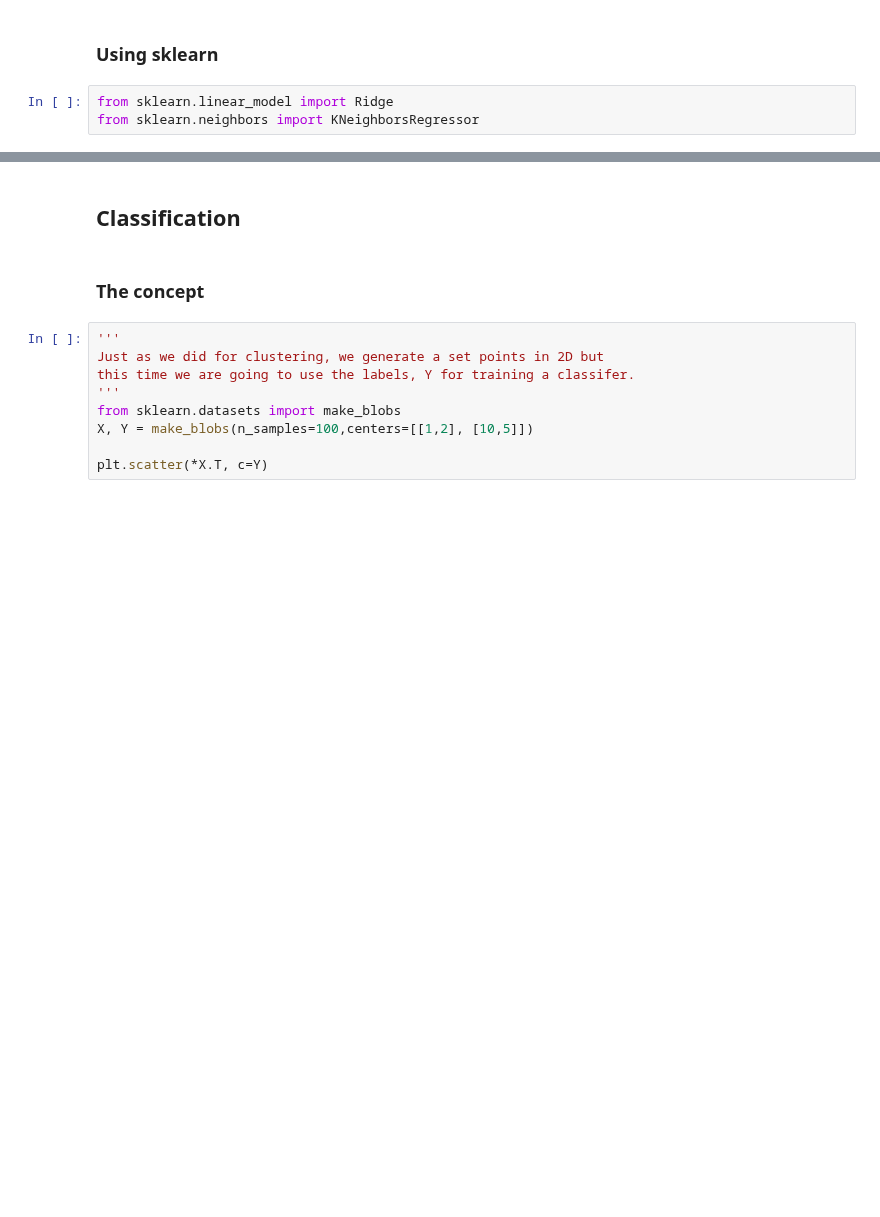
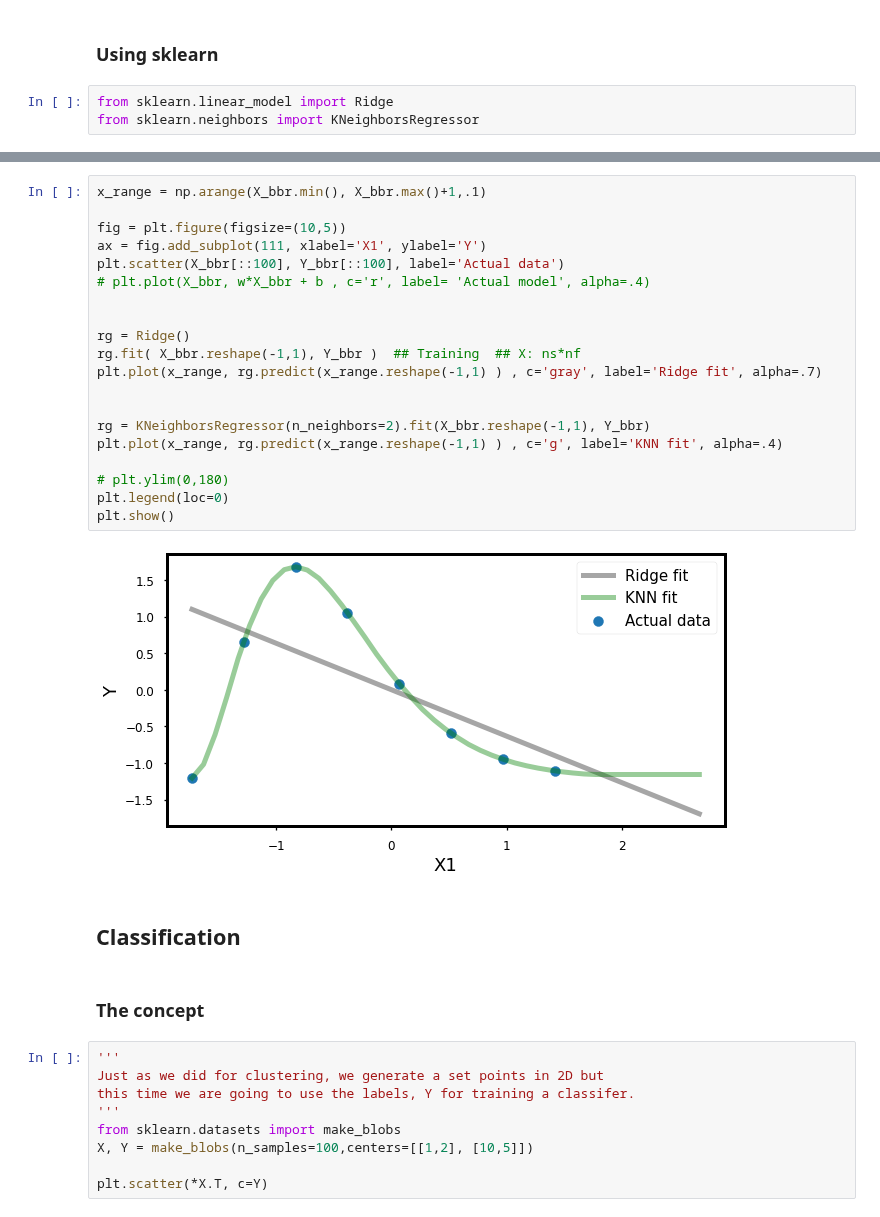
Before and after one commit to sraeisi/MachineLearning_Physics, a Jupyter notebook: 1/MLP_Basics_Model.ipynb, the cells around one changed output, grey strips where cells are left out. Drawn from its saved outputs; the diff is of its cells as text; blank space fills up the shorter version.

```diff
--- a/1/MLP_Basics_Model.ipynb
+++ b/1/MLP_Basics_Model.ipynb
@@ -215,3 +232,25 @@ plt.show()
+# %%
+x_range = np.arange(X_bbr.min(), X_bbr.max()+1,.1)
+
+fig = plt.figure(figsize=(10,5))
+ax = fig.add_subplot(111, xlabel='X1', ylabel='Y')
+plt.scatter(X_bbr[::100], Y_bbr[::100], label='Actual data')
+# plt.plot(X_bbr, w*X_bbr + b , c='r', label= 'Actual model', alpha=.4)
+
+
+rg = Ridge()
+rg.fit( X_bbr.reshape(-1,1), Y_bbr )  ## Training  ## X: ns*nf
+plt.plot(x_range, rg.predict(x_range.reshape(-1,1) ) , c='gray', label='Ridge fit', alpha=.7)
+
+
+rg = KNeighborsRegressor(n_neighbors=2).fit(X_bbr.reshape(-1,1), Y_bbr)
+plt.plot(x_range, rg.predict(x_range.reshape(-1,1) ) , c='g', label='KNN fit', alpha=.4)
+
+# plt.ylim(0,180)
+plt.legend(loc=0)
+plt.show()
+# %% [output]
+[figure, added]
 # %% [markdown]
 ## Classification
 # %% [markdown]
```
Also changed, not shown: parts of 9 cells of this notebook.
